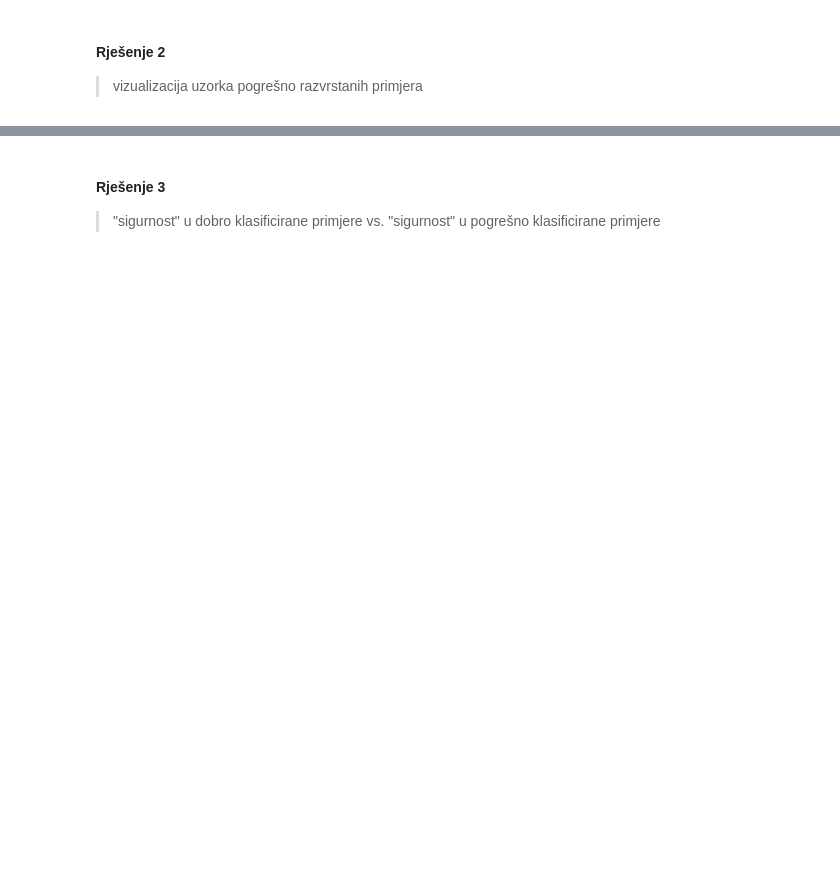
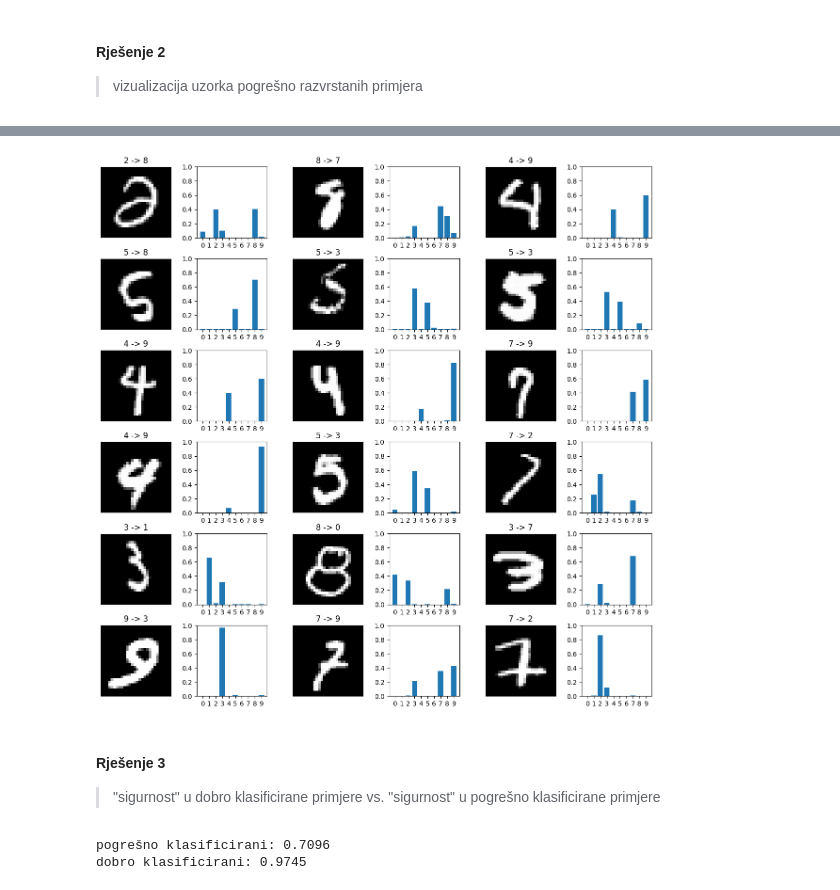
Before and after one commit to dbaric/neural-network-architectures, a Jupyter notebook: exercises/03-feedforward/DrazenBaric_Vj03.ipynb, the cells around one changed output, grey strips where cells are left out. Cells and saved outputs as stored; diff of their text form; code cells hidden in the pictures; blank space fills up the shorter version.

Commit message:
Solve feedforward notebook: MNIST classifier, misclassified samples and confidence
Co-Authored-By: Claude Sonnet 5.5 <noreply@anthropic.com>

```diff
--- a/exercises/03-feedforward/DrazenBaric_Vj03.ipynb
+++ b/exercises/03-feedforward/DrazenBaric_Vj03.ipynb
@@ -44,0 +56,20 @@
+# %%
+X_train = X_train.astype('float32') / 255.0
+X_test = X_test.astype('float32') / 255.0
+# %%
+model = tf.keras.Sequential([
+    tf.keras.Input(shape=(28, 28)),
+    tf.keras.layers.Flatten(),
+    tf.keras.layers.Dense(64, activation='relu'),
+    tf.keras.layers.Dense(64, activation='relu'),
+    tf.keras.layers.Dense(64, activation='relu'),
+    tf.keras.layers.Dense(10, activation='softmax')
+])
+# %%
+model.compile(
+    loss='sparse_categorical_crossentropy',
+    optimizer='sgd',
+    metrics=['accuracy']
+)
+# %%
+povijest = model.fit(X_train, y_train, epochs=10, batch_size=32)
@@ -45,3 +104,21 @@
 # %% [markdown]
 #### Rješenje 2
 > vizualizacija uzorka pogrešno razvrstanih primjera
+# %%
+probs = model.predict(X_test)
+pred = probs.argmax(axis=1)
+wrong = np.where(pred != y_test)[0]
+sample = np.random.choice(wrong, 18, replace=False)
+
+fig = plt.figure(figsize=(12, 12))
+for k, i in enumerate(sample):
+    ax = fig.add_subplot(6, 6, 2*k + 1, xticks=[], yticks=[])
+    ax.imshow(X_test[i], cmap='gray')
+    ax.set_title(f'{y_test[i]} -> {pred[i]}')
+    ax = fig.add_subplot(6, 6, 2*k + 2)
+    ax.bar(range(10), probs[i])
+    ax.set_xticks(range(10))
+    ax.set_ylim(0, 1)
+plt.tight_layout()
+plt.show()
+# %% [output]
@@ -48,4 +126,12 @@
+[figure, added]
 # %% [markdown]
 #### Rješenje 3
 > "sigurnost" u dobro klasificirane primjere vs. "sigurnost" u pogrešno klasificirane primjere
 >>
+# %%
+conf = probs.max(axis=1)
+print(f'pogrešno klasificirani: {conf[pred != y_test].mean():.4f}')
+print(f'dobro klasificirani: {conf[pred == y_test].mean():.4f}')
+# %% [output]
+pogrešno klasificirani: 0.7096
+dobro klasificirani: 0.9745
```
Also changed, not shown: parts of 12 cells of this notebook.
